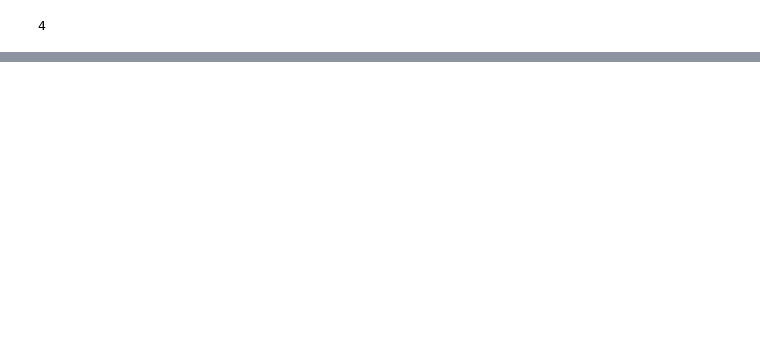
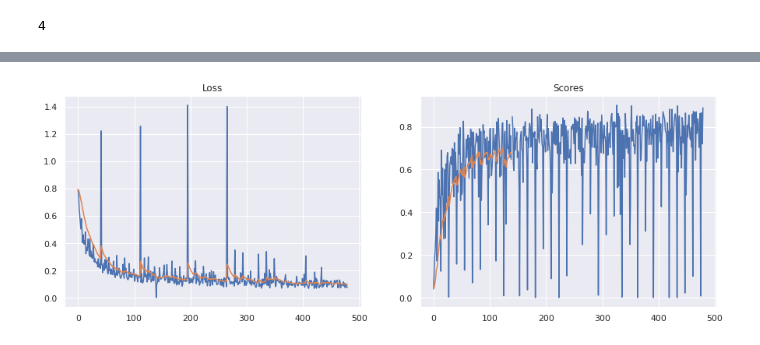
Before and after one commit to MIchaelKa/detect-flood-water, a Jupyter notebook: detect-flood-water-cv.ipynb, the cells around one changed output, grey strips where cells are left out. Cells and saved outputs as stored; diff of their text form; code cells hidden in the pictures; blank space fills up the shorter version.

```diff
--- a/detect-flood-water-cv.ipynb
+++ b/detect-flood-water-cv.ipynb
@@ -184,4 +273,6 @@ TypeError: 'function' object is not subscriptable
 # %%
-# loss_meter = train_info['train_loss_meter']
-# score_meter = train_info['train_score_meter']
-# show_train_metrics(loss_meter, score_meter)
+loss_meter = train_info['train_loss_meter']
+score_meter = train_info['train_score_meter']
+show_train_metrics(loss_meter, score_meter)
+# %% [output]
+[figure, added]
```
Also changed, not shown: parts of 38 cells of this notebook, 1 other file.
